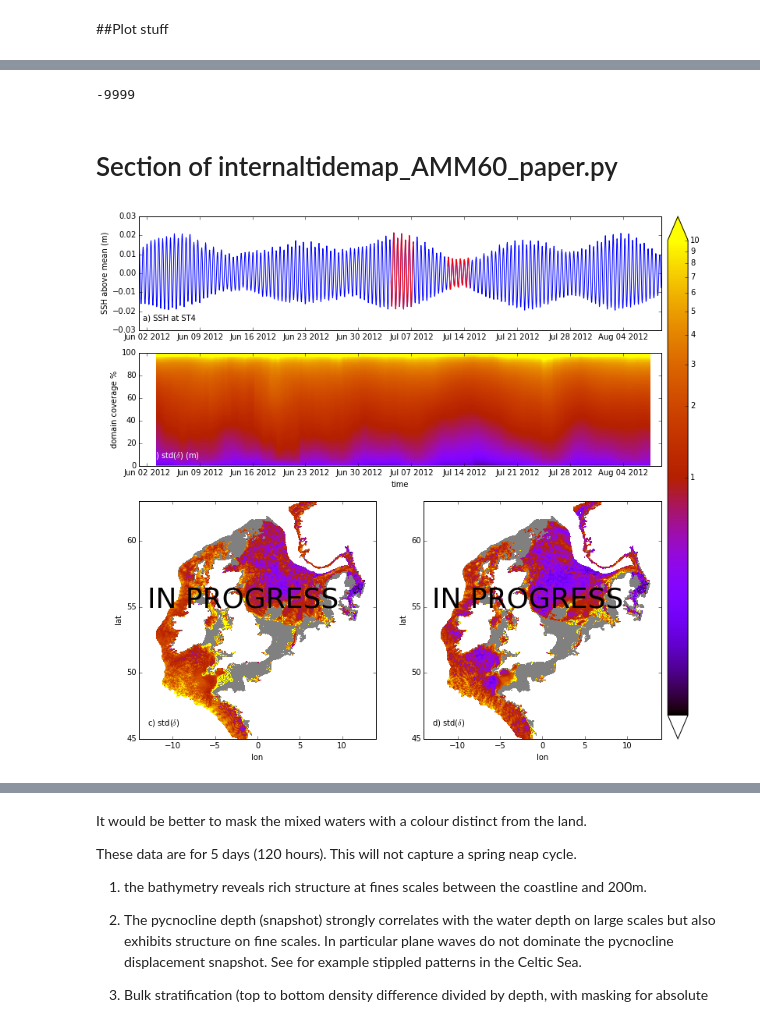
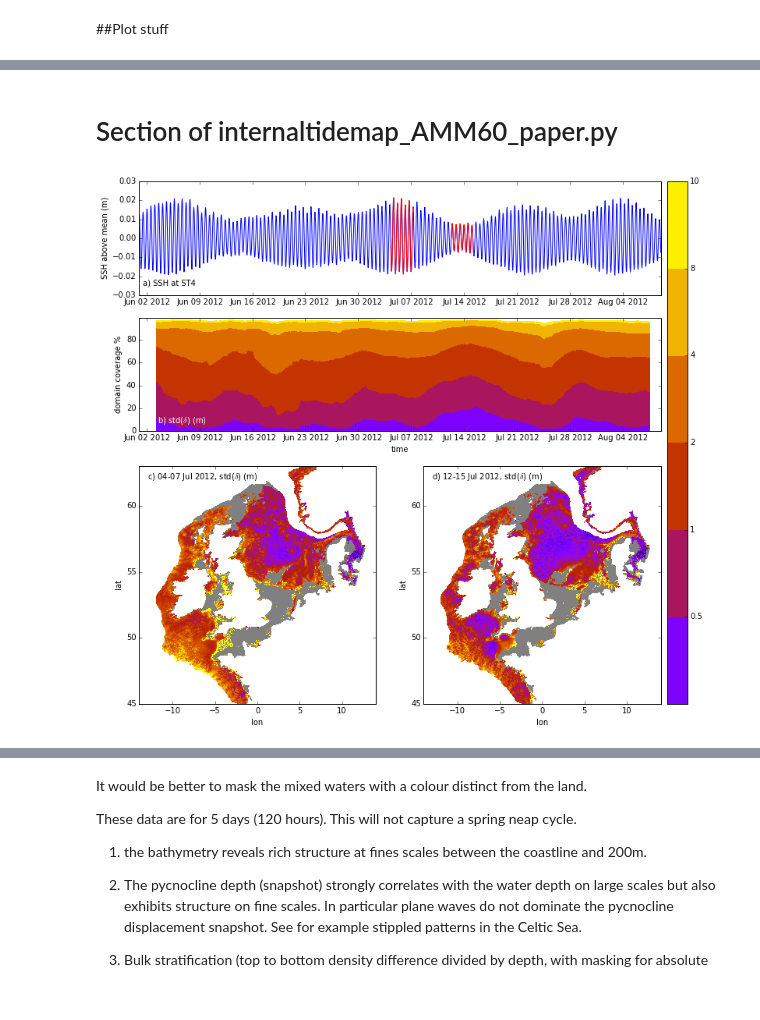
Before and after one commit to jpolton/AMM60_paper, a Jupyter notebook: Programs/IT/internaltidemap_AMM60_paper.ipynb, the cells around one changed output, grey strips where cells are left out. Drawn from its saved outputs; the diff is of its cells as text; code cells hidden in the pictures.

```diff
--- a/Programs/IT/internaltidemap_AMM60_paper.ipynb
+++ b/Programs/IT/internaltidemap_AMM60_paper.ipynb
@@ -910,7 +881,3 @@ if(1): # Perahps plot std with a log colourscale
-# %%
-mask_strat.min()
-# %% [output]
--9999
 # %% [markdown]
  #  Section of internaltidemap_AMM60_paper.py
 # %%
@@ -949,7 +916,7 @@ ax1.text(start, -0.025, 'a) SSH at ST4')
 ## std vs time
 ###############################
 ax2 = fig.add_subplot(412)
-msh = ax2.pcolormesh(time_datetime_3day,np.arange(100), std.T,
+msh = ax2.contourf(time_datetime_3day,np.arange(100), std.T, [ 0.1, 0.5, 1,2,4,8,10],
                      cmap=plt.cm.gnuplot,
                      norm=colors.LogNorm(vmin=.1, vmax=10))
 ax2.set_ylabel('domain coverage %')
@@ -963,13 +930,15 @@ ax2.set_xlim(dstart,dend)
 cbaxes = fig.add_axes([0.91, 0.125, 0.03, 0.775]) # [left, bottom, width, height]
 cb = fig.colorbar(msh, cax = cbaxes, orientation='vertical', extend="both")
 # Fiddle with the colorbar ticks
-cb.set_ticks(range(1,11))
-cb.set_ticklabels(range(1,11))
+cb.set_ticks([  0.5, 1,2,4,8,10])
+cb.set_ticklabels([  0.5, 1,2,4,8,10])
+#cb.set_ticks(range(1,11))
+#cb.set_ticklabels(range(1,11))
 
 
 
 # text label
-start = ax2.get_xlim()[0] + 1.5
+start = ax2.get_xlim()[0] + 2.5
 ax2.text(start, 7, 'b) std($\delta$) (m)',color='w')
 
 
@@ -978,35 +947,44 @@ ax2.text(start, 7, 'b) std($\delta$) (m)',color='w')
 #######################################
 
 for i in [0,1]:
-    count = [260, 320]
+    count = [260, 324]
 #    count = [780, 980]
-    label = ['c)','d)'] # std($\delta$)'+time_datetime_3day[count[i]], ]
+    label = ['c) ','d) '] # std($\delta$)'+time_datetime_3day[count[i]], ]
     # Find indices in SSH ST4 data that correspond to the IT data
     ind = [ii for ii in range(len(time_counter_ST4)) if time_counter_ST4[ii] in time_counter_3day[count[i],:]]
     ax1.plot([time_datetime_ST4[ii] for ii in ind], depth_ST4[ind,-1,1,1], 'r')
 
 
     ## pycnocline depth tidal std
     ###############################
     std = np.sqrt(copy.deepcopy(internal_tide_map_3day[count[i],:,:]))*mask
     std[mask*mask_strat[i,:,:]==-9999] = 0.01 # These will be off the bottom of the colorbar scale, assign grey
 
     ax3 = fig.add_subplot(2,2,3+i)
 
 #    cs = ax3.pcolormesh(nav_lon,nav_lat,std*mask+mask_strat[i,:,:], cmap=plt.cm.gnuplot,
     cs = ax3.pcolormesh(nav_lon,nav_lat,std, cmap=plt.cm.gnuplot,
                         norm=colors.LogNorm(vmin=.1, vmax=10))
     cs.cmap.set_under('grey')
     #cb = plt.colorbar(cs, extend="both") # Extend the upper end of the colorbar
 
     ax3.set_ylabel('lat')
     ax3.set_xlabel('lon')
     ax3.set_ylim([+45,+63])
     ax3.set_xlim([-14,+14])
     #ax3.set_title('std($\delta$) (m)')
     #ax3.set_clim = [np.log10(1), np.log10(10)]
-    ax3.text(-13, 46, label[i]+' std($\delta$)') #+time_datetime_3day[count[i]])
+    #ax3.text(-13, 46, label[i]+' std($\delta$) '+str(time_datetime_3day[count[i]].strftime('%d %b %Y')))
 
-    ax3.text(-13, 55, 'IN PROGRESS', fontsize='36') #+time_datetime_3day[count[i]])
+    # Process datetime for analysis range
+    [time_str, time_datetime, flag_err] = NEMO_fancy_datestr( time_counter_3day[count[i],:], time_origin )
+    ax3.text(-13, 62, label[i]
+             +str(time_datetime[0].strftime('%d')+'-'+time_datetime[-1].strftime('%d %b %Y'))
+             +', std($\delta$) (m)')
+
+# Save output
+###############################
+fname = dirroot+'/scratch/jelt/tmp/internaltidemap_std.png'
+plt.savefig(fname)
 # %% [output]
-[figure, old version]
+[figure, new version]
```
Also changed, not shown: parts of 5 cells of this notebook, 2 other files.
